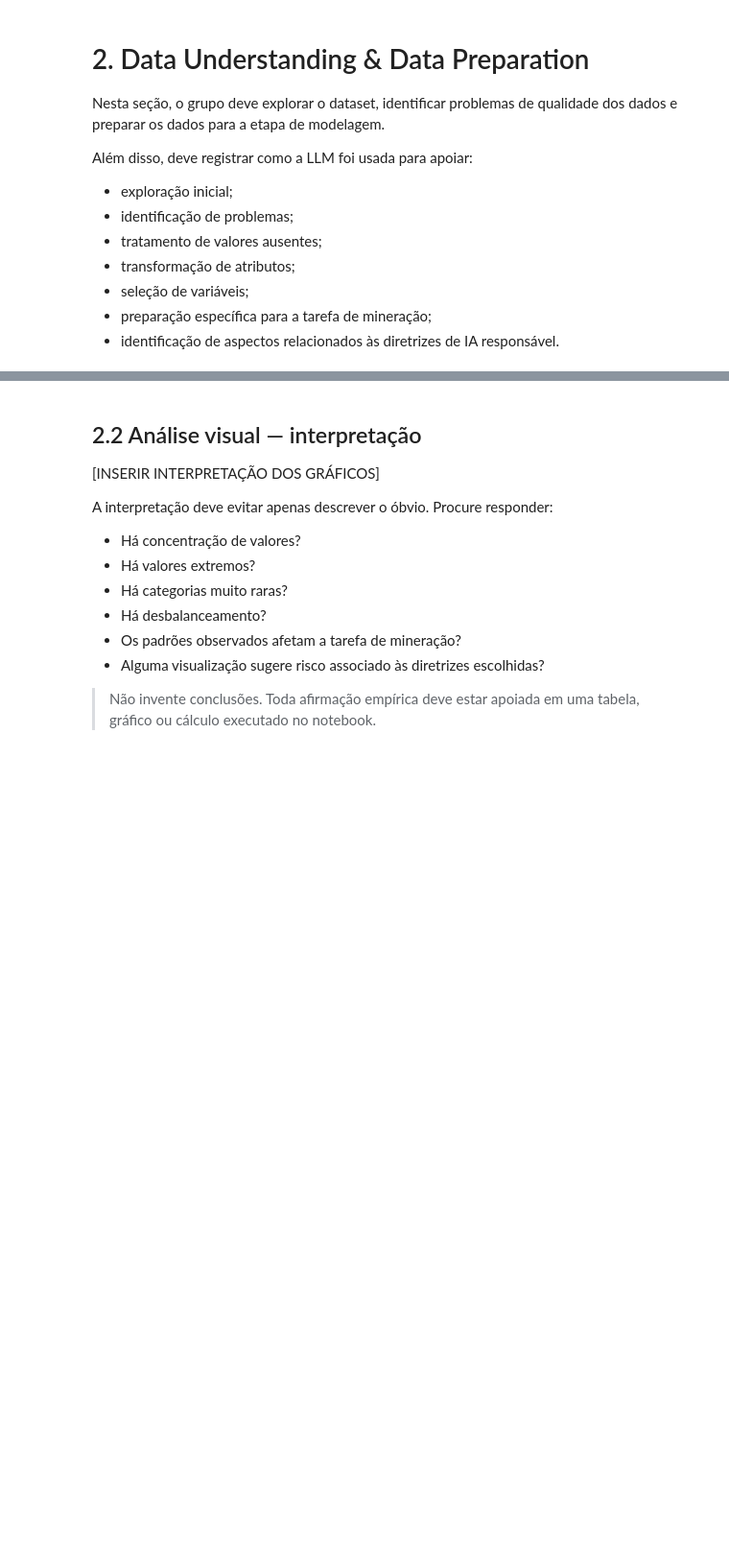
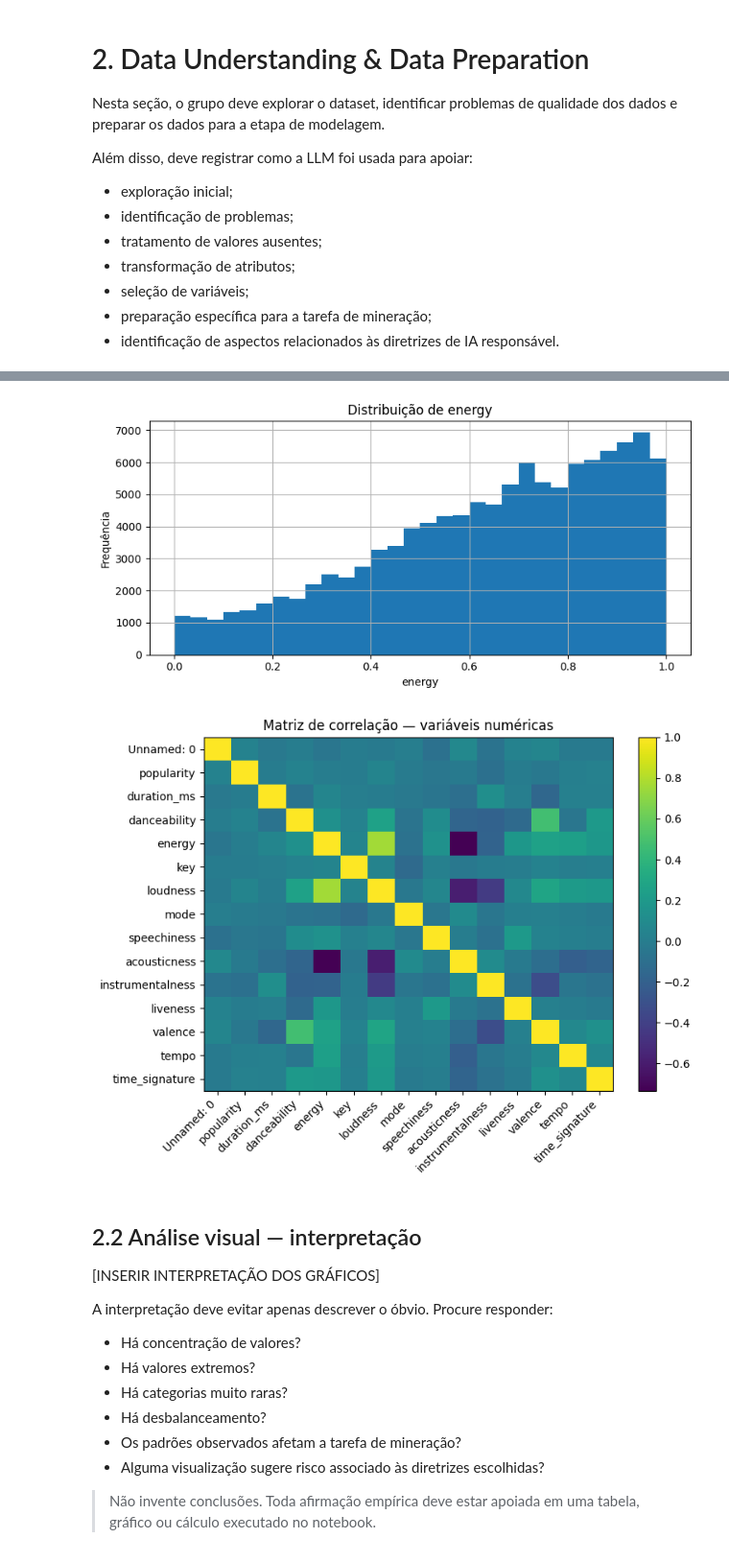
Before and after one commit to carolinabarcellos/TP-2-Mineracao, a Jupyter notebook: TP2_Fase2_Grupo1.ipynb, the cells around one changed output, grey strips where cells are left out. Shown at 96% size. Cells and saved outputs as stored; diff of their text form; code cells hidden in the pictures; blank space fills up the shorter version.

```diff
--- a/TP2_Fase2_Grupo1.ipynb
+++ b/TP2_Fase2_Grupo1.ipynb
@@ -111,7 +111,7 @@ RANDOM_STATE = 42
 # Exemplos:
 # DATA_PATH = "dados/dataset.csv"
 # DATA_PATH = "/content/dataset.csv"
-DATA_PATH = "dados/dataset.cvs"
+DATA_PATH = "dados/dataset.csv"
 
 # Tipo de tarefa do TP.
 # Opções sugeridas:
@@ -353,8 +356,8 @@ def carregar_dataset(caminho: str) -> pd.DataFrame:
         raise ValueError("Formato não tratado neste modelo. Adapte a função carregar_dataset.")
 
 # Exemplo de uso:
-# df = carregar_dataset(DATA_PATH)
-# print("Dataset carregado com sucesso.")
-# print(f"Número de linhas: {df.shape[0]}")
-# print(f"Número de colunas: {df.shape[1]}")
-# display(df.head())
+df = carregar_dataset(DATA_PATH)
+print("Dataset carregado com sucesso.")
+print(f"Número de linhas: {df.shape[0]}")
+print(f"Número de colunas: {df.shape[1]}")
+display(df.head())
@@ -462,36 +537,39 @@ def plot_distribuicao_numerica(df: pd.DataFrame, coluna: str) -> None:
 
 def plot_contagem_categorica(df: pd.DataFrame, coluna: str, top_n: int = 20) -> None:
     plt.figure(figsize=(10, 4))
     df[coluna].value_counts(dropna=False).head(top_n).plot(kind="bar")
     plt.title(f"Contagem de valores — {coluna}")
     plt.xlabel(coluna)
     plt.ylabel("Frequência")
     plt.xticks(rotation=45, ha="right")
     plt.tight_layout()
     plt.show()
 
 def plot_matriz_correlacao(df: pd.DataFrame) -> None:
     numericas = df.select_dtypes(include=np.number)
 
     if numericas.shape[1] < 2:
         print("Não há pelo menos duas variáveis numéricas para calcular correlação.")
         return
 
     corr = numericas.corr()
 
     plt.figure(figsize=(8, 6))
     plt.imshow(corr, aspect="auto")
     plt.colorbar()
     plt.xticks(range(len(corr.columns)), corr.columns, rotation=45, ha="right")
     plt.yticks(range(len(corr.columns)), corr.columns)
     plt.title("Matriz de correlação — variáveis numéricas")
     plt.tight_layout()
     plt.show()
 
 # Exemplos de uso:
-# plot_distribuicao_numerica(df, "[COLUNA_NUMERICA]")
-# plot_contagem_categorica(df, "[COLUNA_CATEGORICA]")
-# plot_matriz_correlacao(df)
+plot_distribuicao_numerica(df, "energy")
+#plot_contagem_categorica(df, "[COLUNA_CATEGORICA]")
+plot_matriz_correlacao(df)
+# %% [output]
+[figure, added]
+[figure, added]
 # %% [markdown]
 ## 2.2 Análise visual — interpretação
 
```
Also changed, not shown: parts of 18 cells of this notebook.
